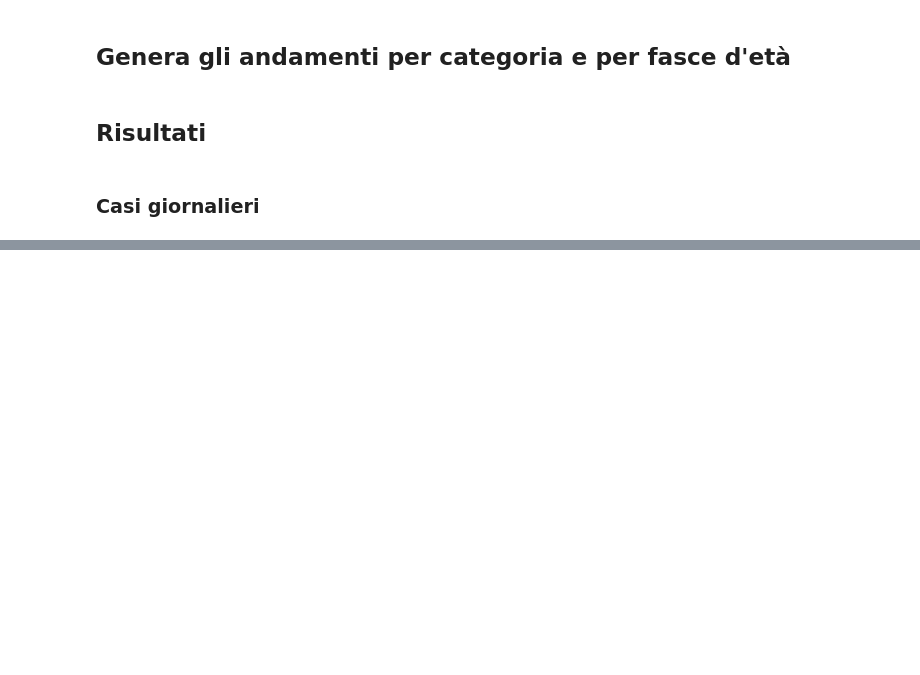
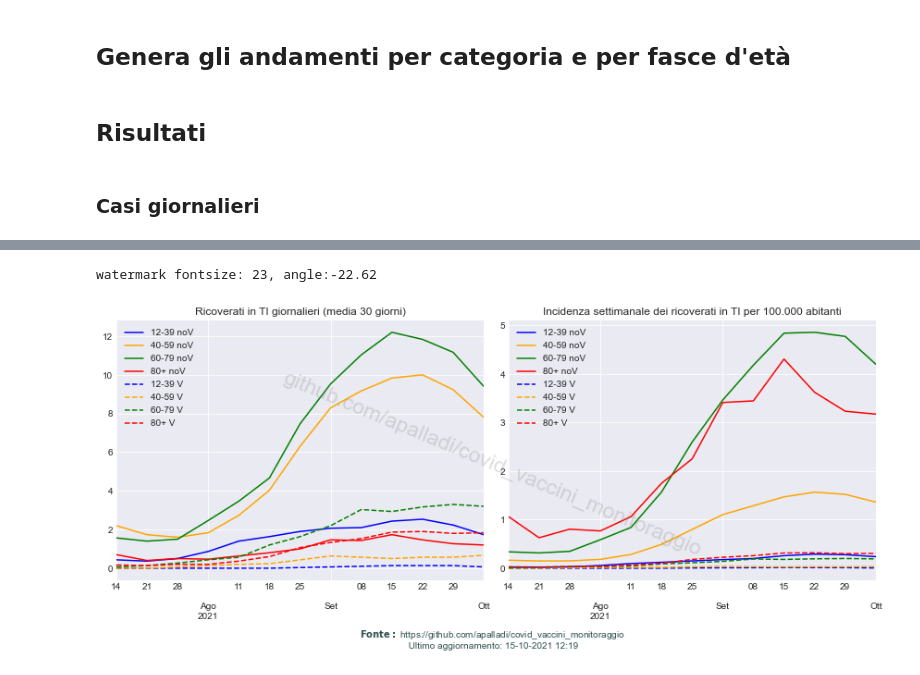
Before and after one commit to apalladi/covid_vaccini_monitoraggio, a Jupyter notebook: scripts/ricava_andamenti_età.ipynb, the cells around one changed output, grey strips where cells are left out. Drawn from its saved outputs; the diff is of its cells as text; code cells hidden in the pictures; blank space fills up the shorter version.

```diff
--- a/scripts/ricava_andamenti_età.ipynb
+++ b/scripts/ricava_andamenti_età.ipynb
@@ -130,0 +153,8 @@ plot_assoluti_incidenza_età(categorie, titoli)
+# %%
+categorie = ['terapia intensiva non vaccinati', 'terapia intensiva vaccinati']
+titoli = ['Ricoverati in TI giornalieri (media 30 giorni)', 'Incidenza settimanale dei ricoverati in TI per 100.000 abitanti']
+
+plot_assoluti_incidenza_età(categorie, titoli, filename='../risultati/andamento_fasce_età_ricoveratiTI.png')
+# %% [output]
+watermark fontsize: 23, angle:-22.62
+[figure, added]
```
Also changed, not shown: parts of 5 cells of this notebook, 4 other files.
